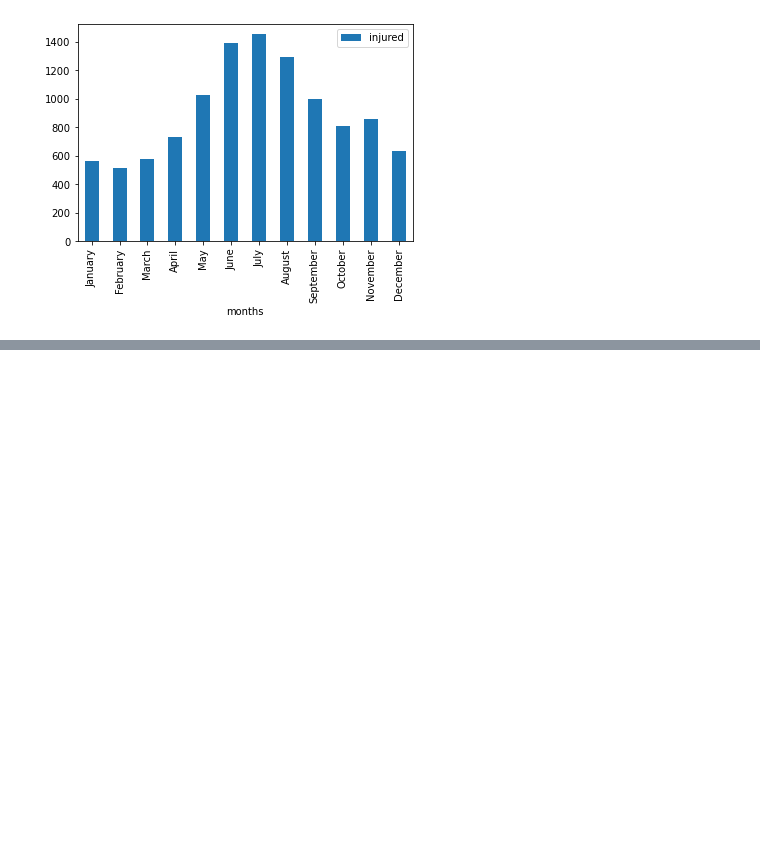
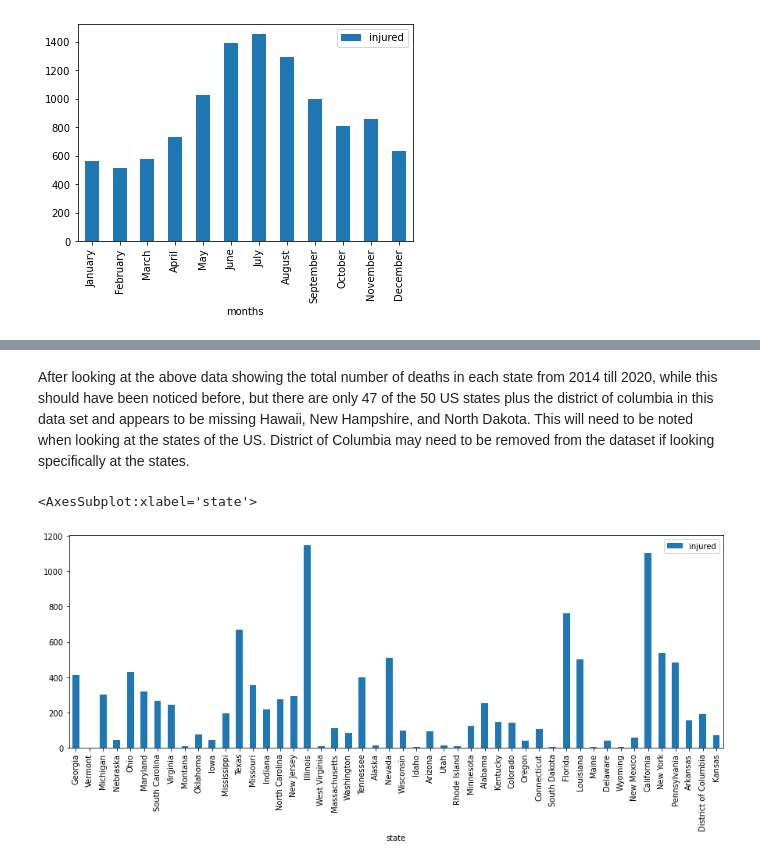
Before and after one commit to ubco-W2022T1-cosc301/project-group39, a Jupyter notebook: notebooks/analysis3.ipynb, the cells around one changed output, grey strips where cells are left out. Drawn from its saved outputs; the diff is of its cells as text; code cells hidden in the pictures; blank space fills up the shorter version.

```diff
--- a/notebooks/analysis3.ipynb
+++ b/notebooks/analysis3.ipynb
@@ -108,0 +156,8 @@ Briefly describe your research question or interests here.
+# %% [markdown]
+After looking at the above data showing the total number of deaths in each state from 2014 till 2020, while this should have been noticed before, but there are only 47 of the 50 US states plus the district of columbia in this data set and appears to be missing Hawaii, New Hampshire, and North Dakota. This will need to be noted when looking at the states of the US. District of Columbia may need to be removed from the dataset if looking specifically at the states.
+# %%
+df_statesInjured = sum_state(df_cleaned, "injured")
+df_statesInjured.plot(kind = 'bar', x = 'state', y = 'injured', figsize=(15,5))
+# %% [output]
+<AxesSubplot:xlabel='state'>
+[figure, added]
```
Also changed, not shown: parts of 14 cells of this notebook.
